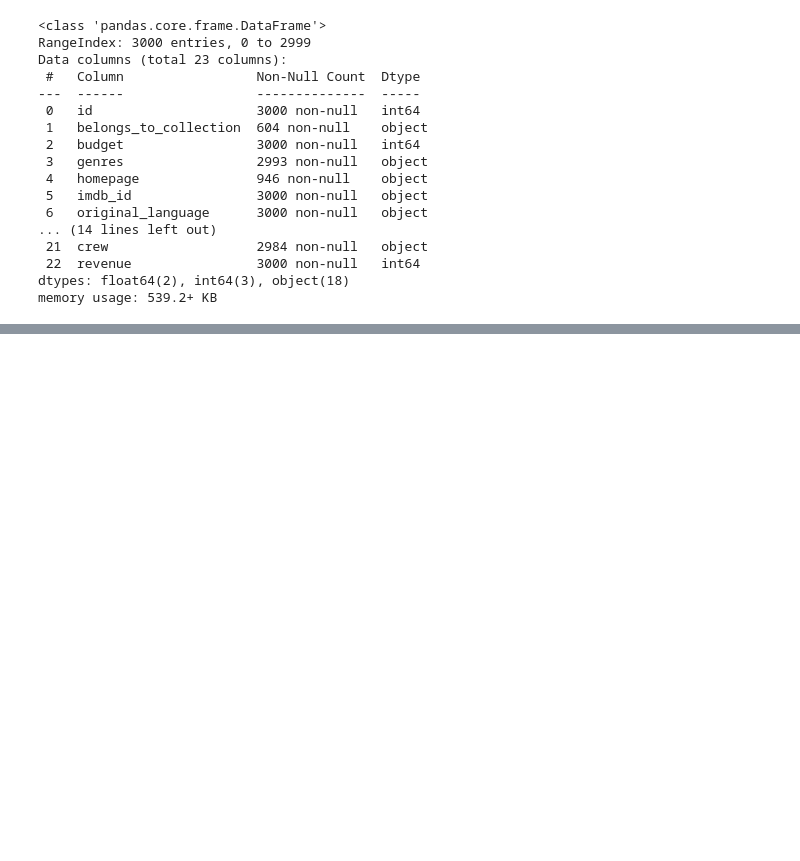
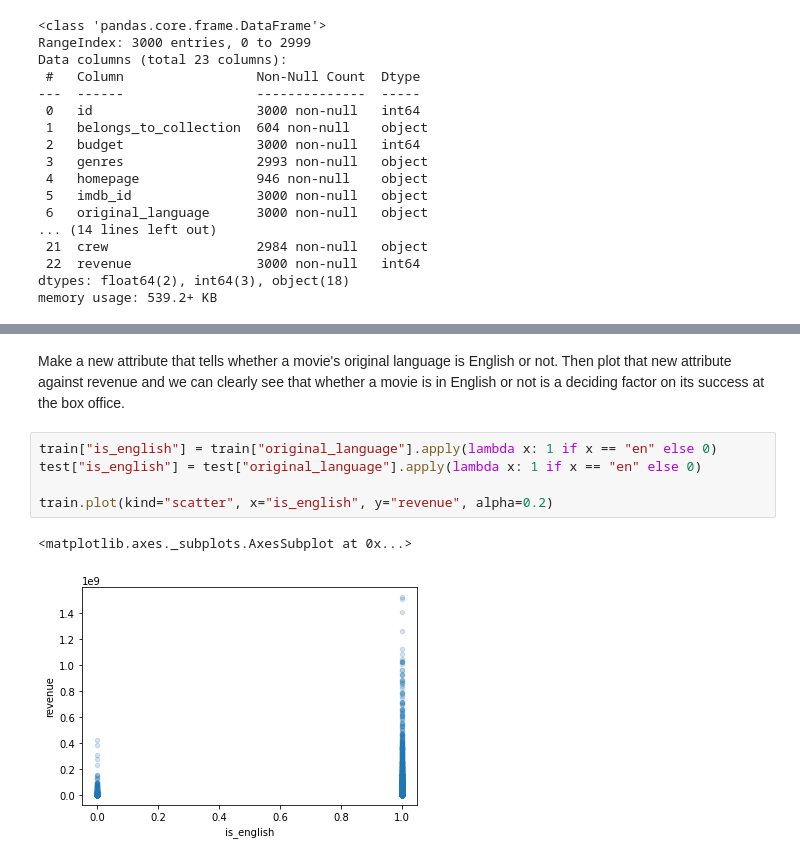
Before and after one commit to esleire/Box-Office-Cinema, a Jupyter notebook: BoxOffice.ipynb, the cells around one changed output, grey strips where cells are left out. Cells and saved outputs as stored; diff of their text form; blank space fills up the shorter version.

```diff
--- a/BoxOffice.ipynb
+++ b/BoxOffice.ipynb
@@ -45,0 +101,10 @@ memory usage: 539.2+ KB
+# %% [markdown]
+Make a new attribute that tells whether a movie's original language is English or not. Then plot that new attribute against revenue and we can clearly see that whether a movie is in English or not is a deciding factor on its success at the box office.
+# %%
+train["is_english"] = train["original_language"].apply(lambda x: 1 if x == "en" else 0)
+test["is_english"] = test["original_language"].apply(lambda x: 1 if x == "en" else 0)
+
+train.plot(kind="scatter", x="is_english", y="revenue", alpha=0.2)
+# %% [output]
+<matplotlib.axes._subplots.AxesSubplot at 0x...>
+[figure, added]
```
Also changed, not shown: parts of 50 cells of this notebook.
